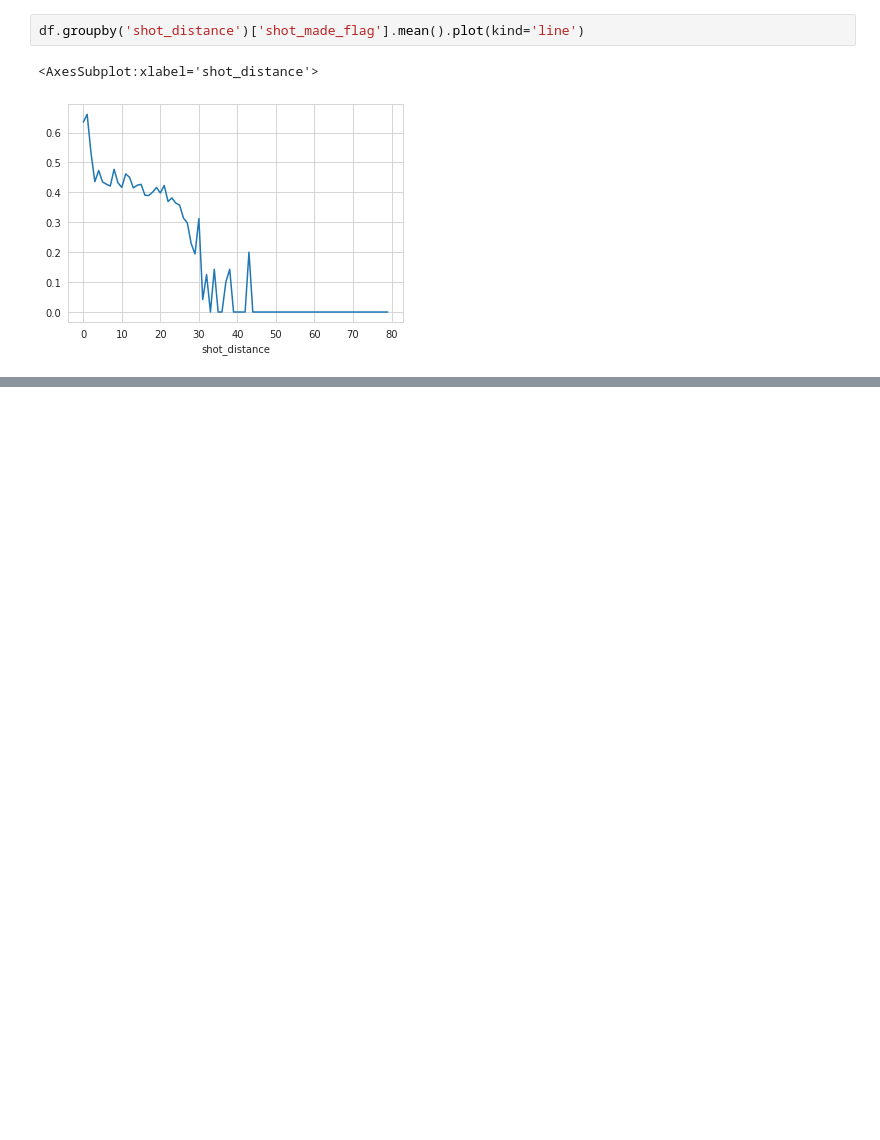
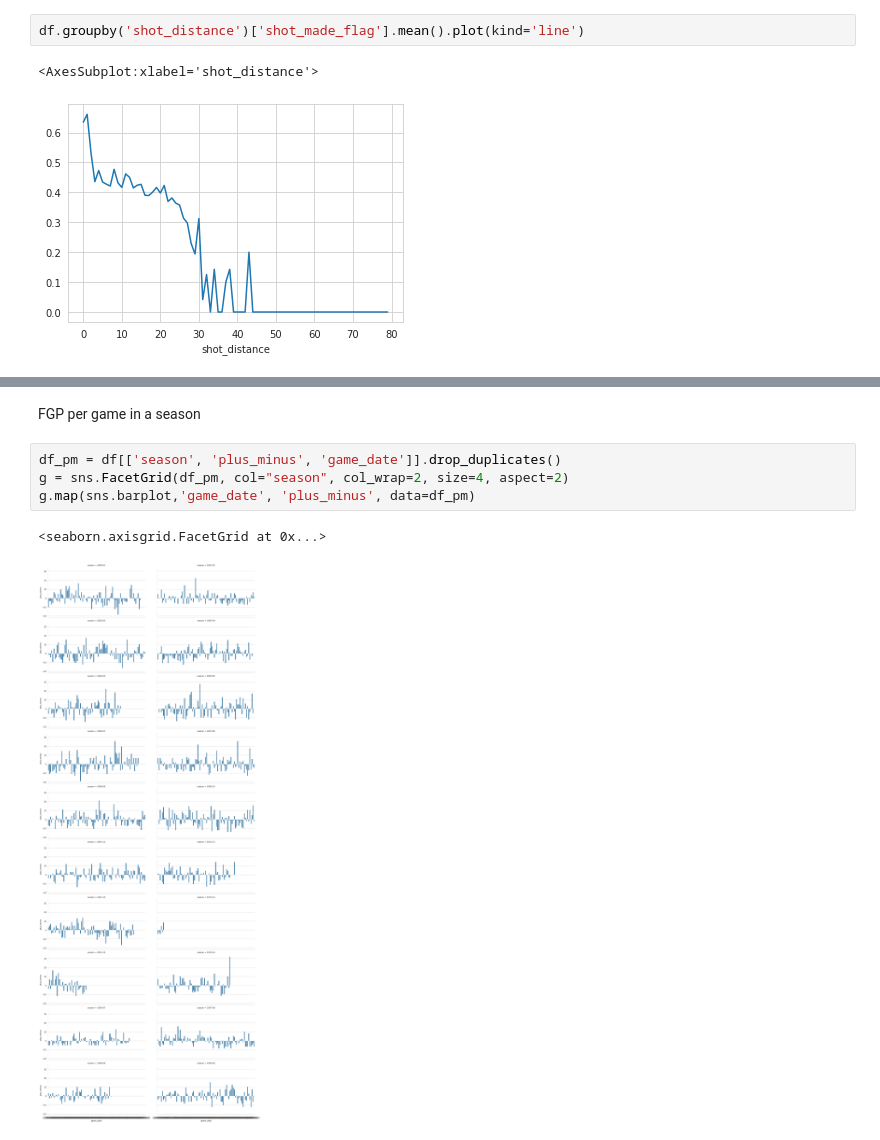
Before and after one commit to mitirmizi/koby-bryant-shot-selection, a Jupyter notebook: filip_eda.ipynb, the cells around one changed output, grey strips where cells are left out. Drawn from its saved outputs; the diff is of its cells as text; blank space fills up the shorter version.

```diff
--- a/filip_eda.ipynb
+++ b/filip_eda.ipynb
@@ -311,0 +373,9 @@ df.groupby('shot_distance')['shot_made_flag'].mean().plot(kind='line')
+# %% [markdown]
+FGP per game in a season
+# %%
+df_pm = df[['season', 'plus_minus', 'game_date']].drop_duplicates()
+g = sns.FacetGrid(df_pm, col="season", col_wrap=2, size=4, aspect=2)
+g.map(sns.barplot,'game_date', 'plus_minus', data=df_pm)
+# %% [output]
+<seaborn.axisgrid.FacetGrid at 0x...>
+[figure, added]
```
Also changed, not shown: parts of 15 cells of this notebook.
